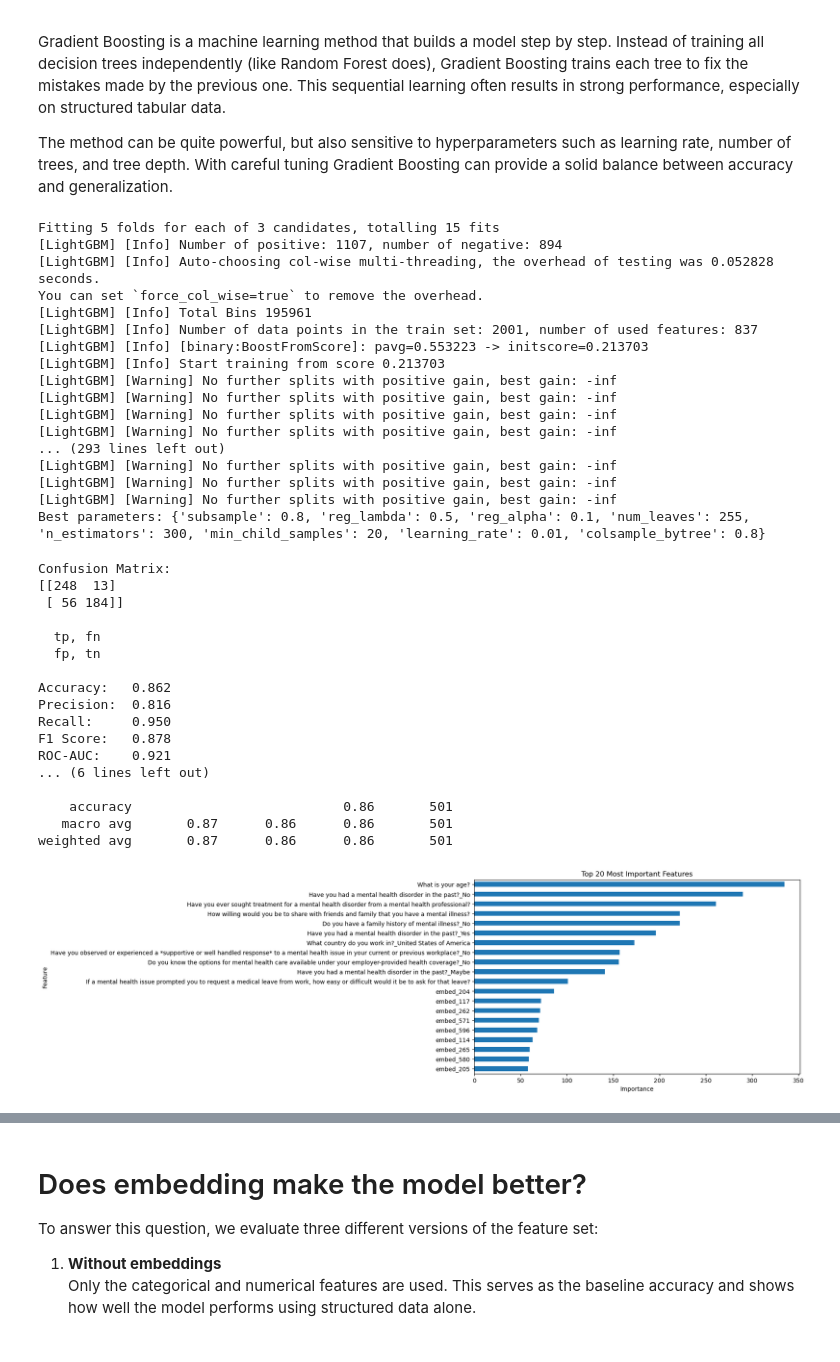
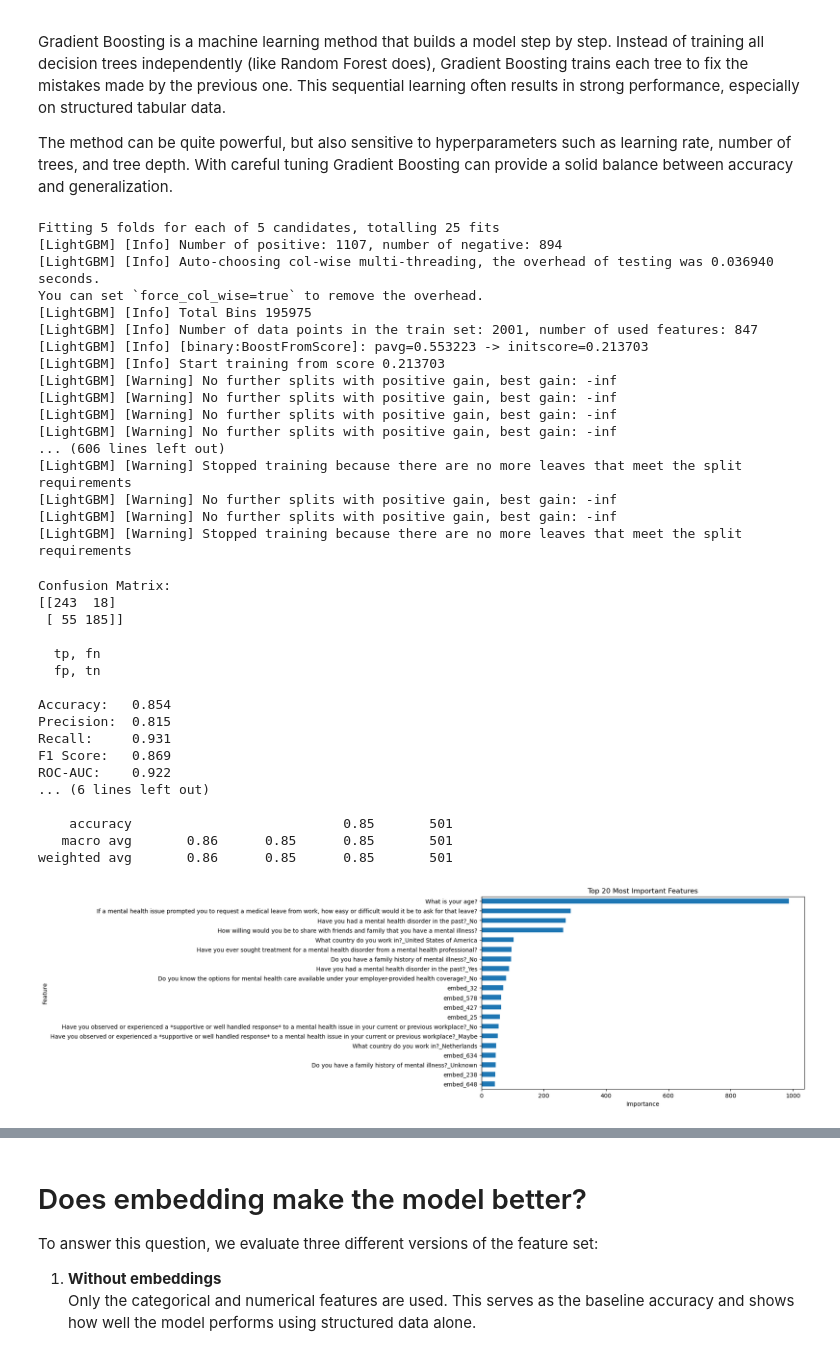
Before and after one commit to karelallik/Mental-Health-in-Tech, a Jupyter notebook: notebooks/goal2_predict_mental_health_disorder.ipynb, the cells around one changed output, grey strips where cells are left out. Cells and saved outputs as stored; diff of their text form; code cells hidden in the pictures.

```diff
--- a/notebooks/goal2_predict_mental_health_disorder.ipynb
+++ b/notebooks/goal2_predict_mental_health_disorder.ipynb
@@ -216,7 +262,7 @@ rf = RandomForestClassifier(random_state=1, n_jobs=-1)
 search = RandomizedSearchCV(
     rf,
     param_distributions=param_dist,
-    n_iter=3,              # number of random combinations to try
+    n_iter=5,              # number of random combinations to try
     scoring="accuracy",
     cv=5,                   # 5-fold cross-validation
     verbose=1,
@@ -233,9 +279,12 @@ Fitting 5 folds for each of 3 candidates, totalling 15 fits
 Best params: {'n_estimators': 500, 'min_samples_split': 5, 'min_samples_leaf': 2, 'max_features': None, 'max_depth': 10, 'bootstrap': True}
 # %%
-evaluate_model(
-    model=best_rf,
-    X_test=X_test,
-    y_test=y_test,
-)
+# evaluate_model(
+#     model=best_rf,
+#     X_test=X_test,
+#     y_test=y_test,
+#     feature_names=feature_names,
+# )
+rf = evaluate_model(best_rf, X_test, y_test, feature_names, "Random Forest + Embeddings")
+results.append(rf)
 # %% [output]
 Confusion Matrix:
@@ -289,7 +338,7 @@ param_dist = {
 search = RandomizedSearchCV(
     estimator=lgbm,
     param_distributions=param_dist,
-    n_iter=3,
+    n_iter=5,
     scoring="accuracy",
     cv=5,
     verbose=1,
@@ -300,47 +349,50 @@ search = RandomizedSearchCV(
 search.fit(X_train, y_train)
 best_lgbm = search.best_estimator_
 
-print("Best parameters:", search.best_params_)
+#print("Best parameters:", search.best_params_)
 # %% [output]
-Fitting 5 folds for each of 3 candidates, totalling 15 fits
+Fitting 5 folds for each of 5 candidates, totalling 25 fits
 [LightGBM] [Info] Number of positive: 1107, number of negative: 894
-[LightGBM] [Info] Auto-choosing col-wise multi-threading, the overhead of testing was 0.052828 seconds.
+[LightGBM] [Info] Auto-choosing col-wise multi-threading, the overhead of testing was 0.036940 seconds.
 You can set `force_col_wise=true` to remove the overhead.
-[LightGBM] [Info] Total Bins 195961
-[LightGBM] [Info] Number of data points in the train set: 2001, number of used features: 837
+[LightGBM] [Info] Total Bins 195975
+[LightGBM] [Info] Number of data points in the train set: 2001, number of used features: 847
 [LightGBM] [Info] [binary:BoostFromScore]: pavg=0.553223 -> initscore=0.213703
 [LightGBM] [Info] Start training from score 0.213703
 [LightGBM] [Warning] No further splits with positive gain, best gain: -inf
 [LightGBM] [Warning] No further splits with positive gain, best gain: -inf
 [LightGBM] [Warning] No further splits with positive gain, best gain: -inf
 [LightGBM] [Warning] No further splits with positive gain, best gain: -inf
-... (293 lines left out)
+... (606 lines left out)
+[LightGBM] [Warning] Stopped training because there are no more leaves that meet the split requirements
 [LightGBM] [Warning] No further splits with positive gain, best gain: -inf
 [LightGBM] [Warning] No further splits with positive gain, best gain: -inf
-[LightGBM] [Warning] No further splits with positive gain, best gain: -inf
-Best parameters: {'subsample': 0.8, 'reg_lambda': 0.5, 'reg_alpha': 0.1, 'num_leaves': 255, 'n_estimators': 300, 'min_child_samples': 20, 'learning_rate': 0.01, 'colsample_bytree': 0.8}
+[LightGBM] [Warning] Stopped training because there are no more leaves that meet the split requirements
 # %%
-evaluate_model(
-    model=best_lgbm,
-    X_test=X_test,
-    y_test=y_test
-)
+# evaluate_model(
+#     model=best_lgbm,
+#     X_test=X_test,
+#     y_test=y_test,
+#     feature_names=feature_names,
+# )
+lgbm = evaluate_model(best_lgbm, X_test, y_test, feature_names, "Gradient Boosting")
+results.append(lgbm)
 # %% [output]
 Confusion Matrix:
-[[248  13]
- [ 56 184]]
+[[243  18]
+ [ 55 185]]
 
   tp, fn
   fp, tn
 
-Accuracy:   0.862
-Precision:  0.816
-Recall:     0.950
-F1 Score:   0.878
-ROC-AUC:    0.921
+Accuracy:   0.854
+Precision:  0.815
+Recall:     0.931
+F1 Score:   0.869
+ROC-AUC:    0.922
 ... (6 lines left out)
 
-    accuracy                           0.86       501
-   macro avg       0.87      0.86      0.86       501
-weighted avg       0.87      0.86      0.86       501
+    accuracy                           0.85       501
+   macro avg       0.86      0.85      0.85       501
+weighted avg       0.86      0.85      0.85       501
-[figure, old version]
+[figure, new version]
```
Also changed, not shown: parts of 63 cells of this notebook, 1 other file.
